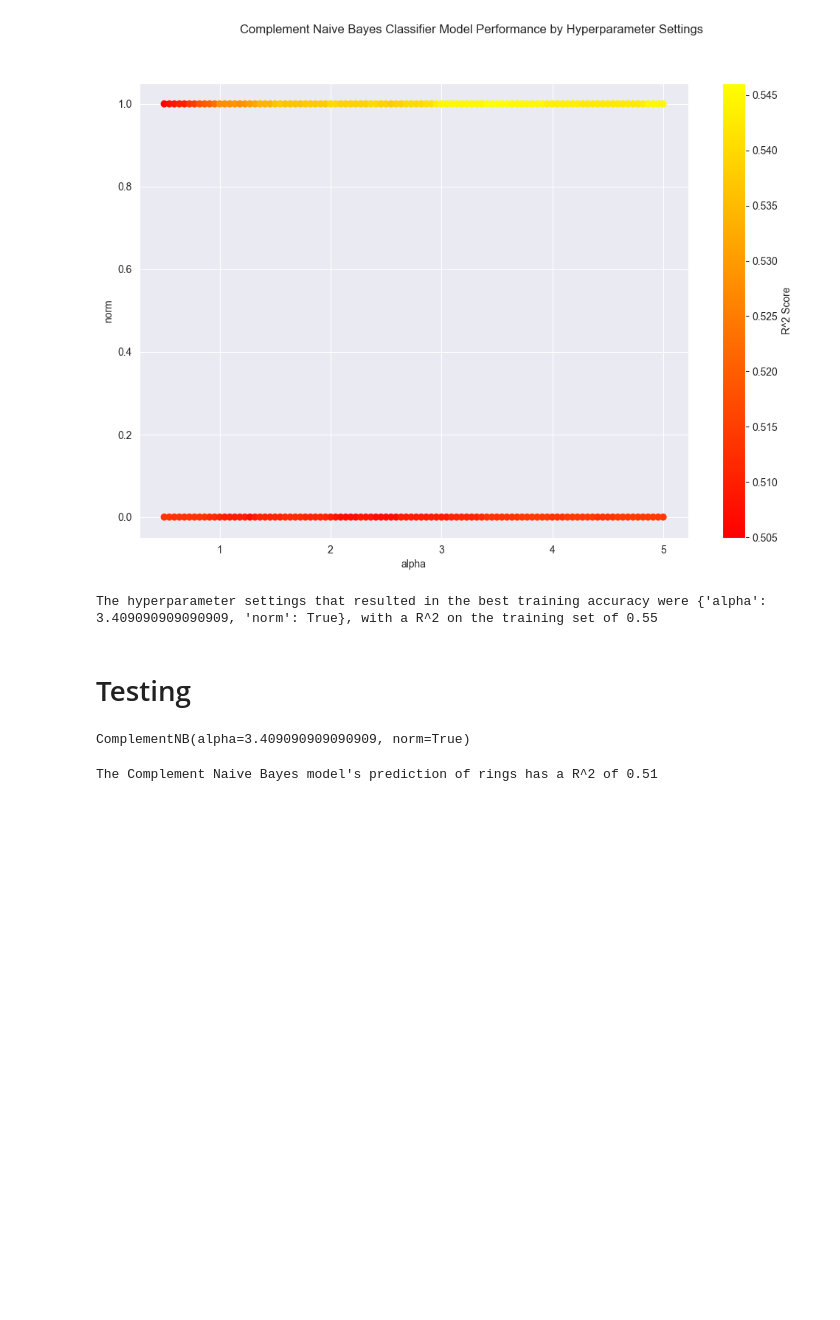
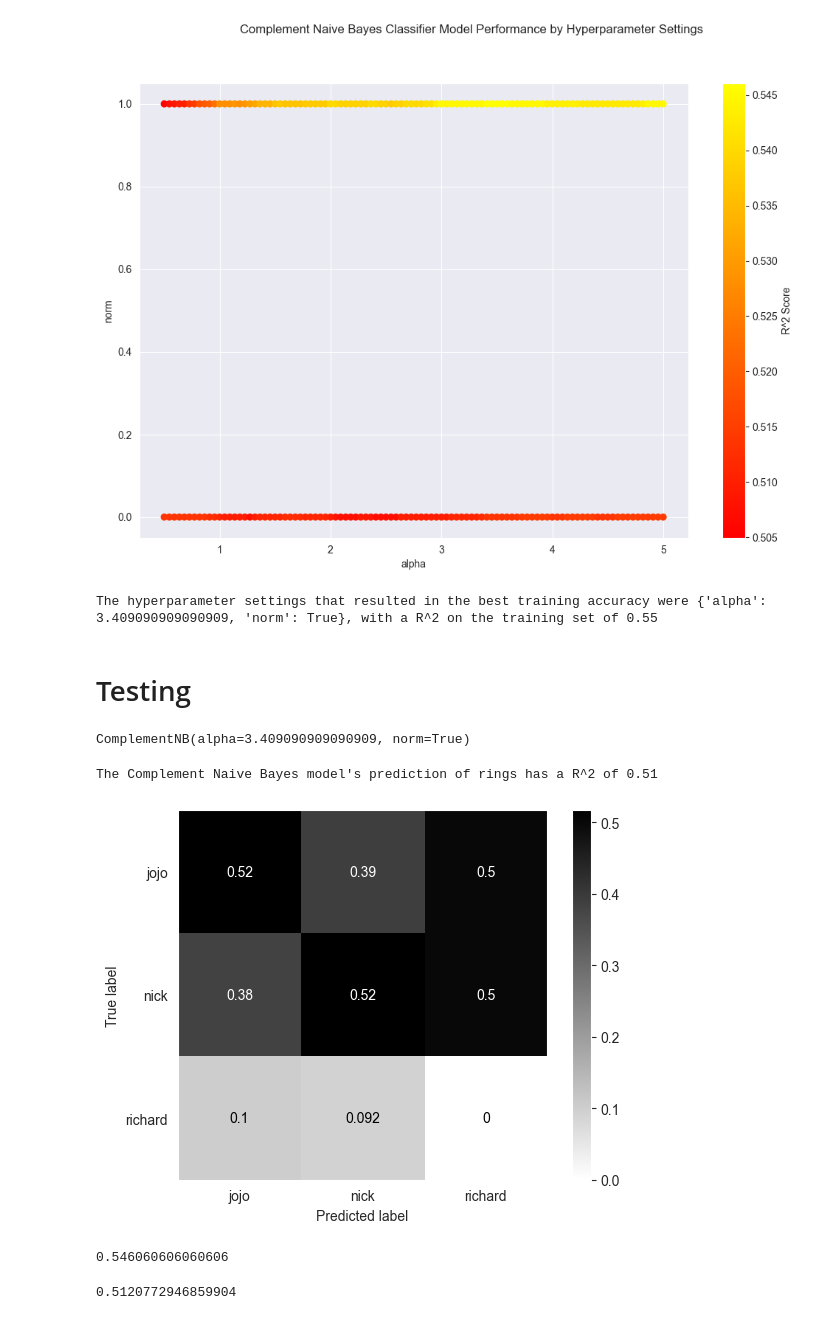
Before and after one commit to broussardjojo/ds3k, a Jupyter notebook: classification/complement_naive_bayes.ipynb, the cells around one changed output. Cells and saved outputs as stored; diff of their text form; code cells hidden in the pictures; blank space fills up the shorter version.

Commit message:
Create CNB Confusion matrix, comparison plot

```diff
--- a/classification/complement_naive_bayes.ipynb
+++ b/classification/complement_naive_bayes.ipynb
@@ -112,3 +110,20 @@ ComplementNB(alpha=3.409090909090909, norm=True)
 print(f"The Complement Naive Bayes model's prediction of rings has a R^2 of {optimized_cnb.score(test_x, test_y):.2f}")
 # %% [output]
 The Complement Naive Bayes model's prediction of rings has a R^2 of 0.51
+# %%
+# Making a confusion matrix
+true_labels = test_y
+predicted_labels = optimized_cnb.predict(test_x)
+fig, ax = plt.subplots()
+ConfusionMatrixDisplay.from_estimator(optimized_cnb, test_x, test_y, ax=ax, normalize='pred', cmap='binary')
+ax.grid(False)
+# %% [output]
+[figure, added]
+# %%
+complement_bayes_grid.best_score_
+# %% [output]
+0.546060606060606
+# %%
+optimized_cnb.score(test_x, test_y)
+# %% [output]
+0.5120772946859904
```
Also changed, not shown: parts of 1 cell of this notebook.
